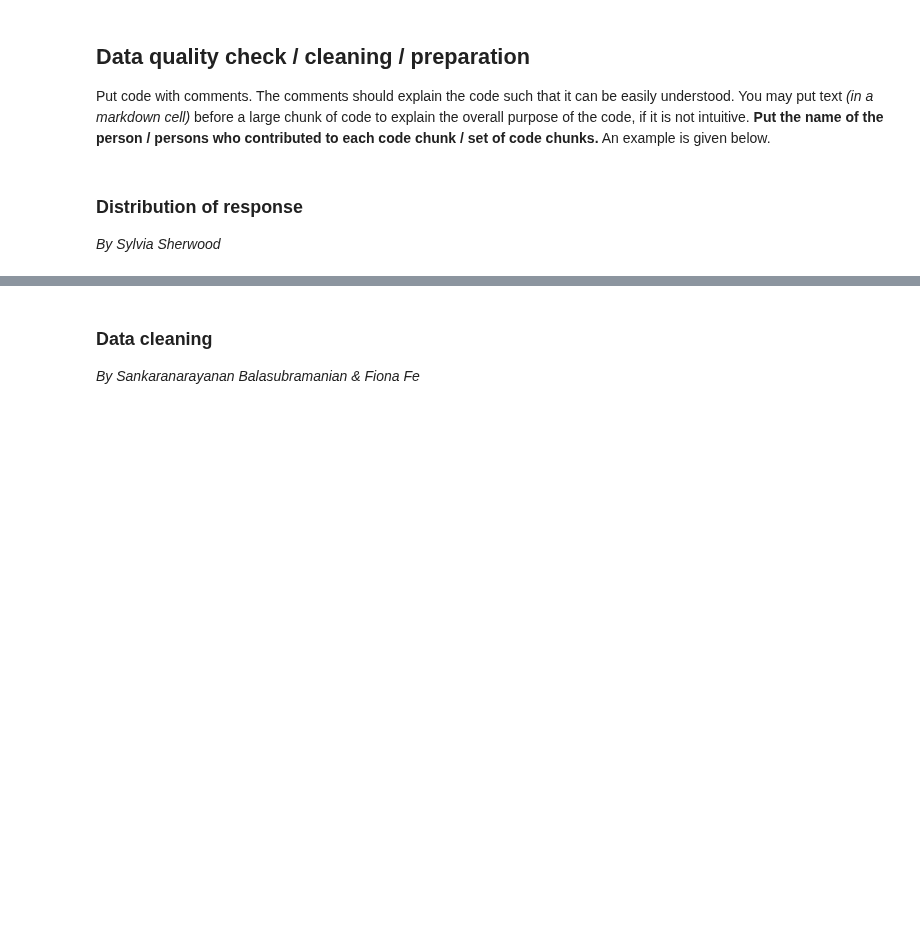
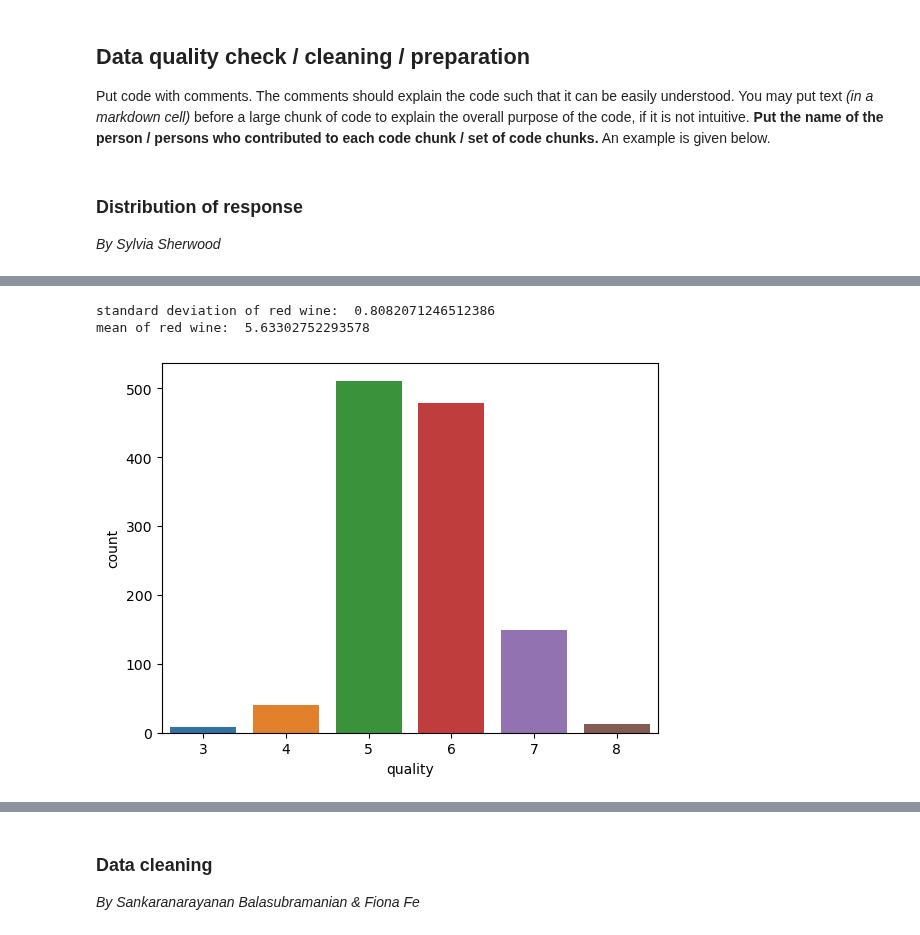
Before and after one commit to cndywu/TheYelpers2, a Jupyter notebook: Project Code Template.ipynb, the cells around one changed output, grey strips where cells are left out. Drawn from its saved outputs; the diff is of its cells as text; code cells hidden in the pictures; blank space fills up the shorter version.

Commit message:
distribution of response

```diff
--- a/Project Code Template.ipynb
+++ b/Project Code Template.ipynb
@@ -45,3 +45,7 @@ Put code with comments. The comments should explain the code such that it can be
 # %% [markdown]
 ### Distribution of response
 *By Sylvia Sherwood*
+# %%
+red_dist = pd.DataFrame(red_train_y.value_counts())
+white_dist = pd.DataFrame(white_train_y.value_counts())
+red_dist
@@ -48,4 +61,10 @@ Put code with comments. The comments should explain the code such that it can be
 # %%
-#...Plot for distribution of response...#
-
+#...Plot for distribution of response (red wine)...#
+sns.barplot(x = red_dist.index, y = red_dist['count'])
 # Mean and standard deviation of response #
+print('standard deviation of red wine: ', red_train_y.std())
+print('mean of red wine: ', red_train_y.mean())
+# %% [output]
+standard deviation of red wine:  0.8082071246512386
+mean of red wine:  5.63302752293578
+[figure, added]
```
Also changed, not shown: parts of 6 cells of this notebook, 2 other files.
